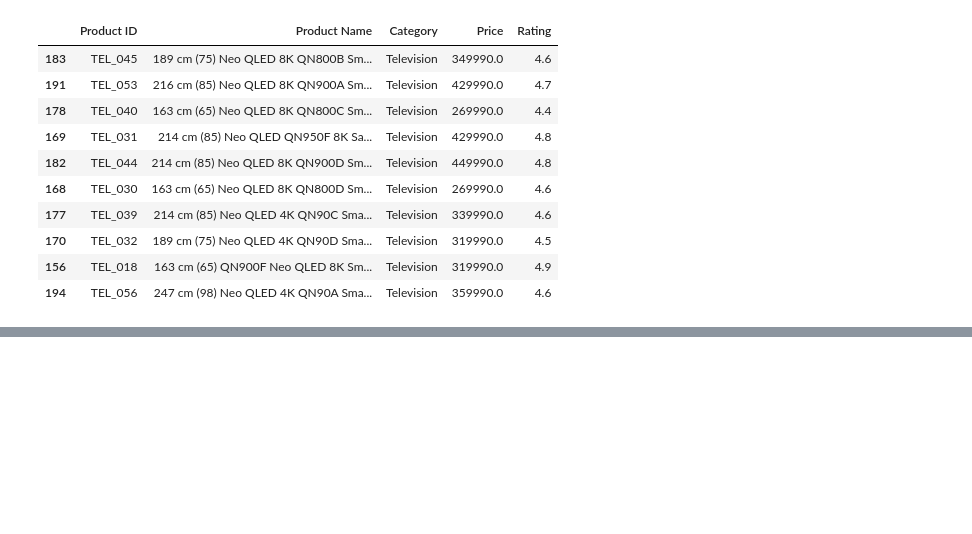
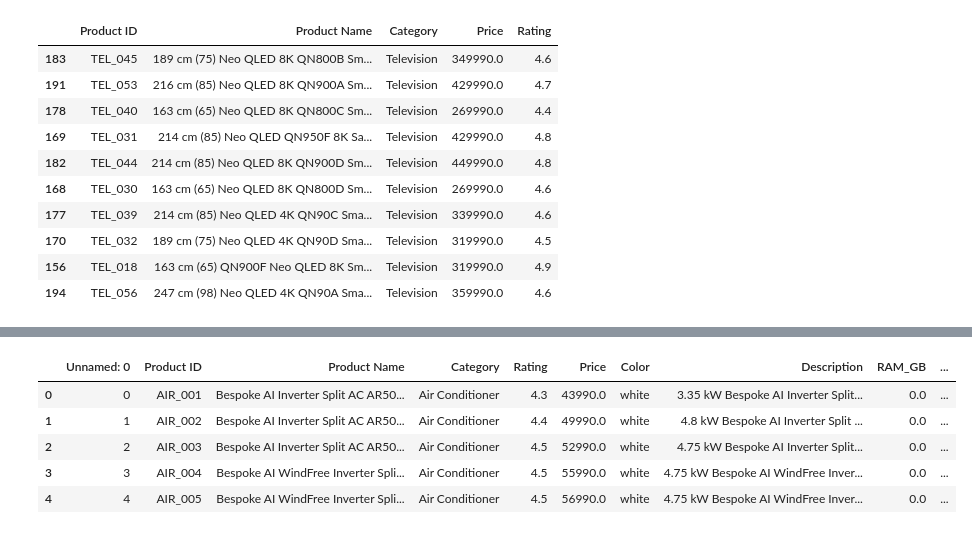
Before and after one commit to snehm-2005/SIC_CapstoneAIMLProject, a Jupyter notebook: SIC_Capstone.ipynb, the cells around one changed output, grey strips where cells are left out. Drawn from its saved outputs; the diff is of its cells as text; code cells hidden in the pictures; blank space fills up the shorter version.

```diff
--- a/SIC_Capstone.ipynb
+++ b/SIC_Capstone.ipynb
@@ -400,0 +438,9 @@ recommender.recommend("TEL_050", top_k=10)
+# %%
+df2.head()
+# %% [output]
+|  | Unnamed: 0 | Product ID | Product Name | Category | Rating | Price | Color | Description | RAM_GB | ... |
+| 0 | 0 | AIR_001 | Bespoke AI Inverter Split AC AR50... | Air Conditioner | 4.3 | 43990.0 | white | 3.35 kW Bespoke AI Inverter Split... | 0.0 | ... |
+| 1 | 1 | AIR_002 | Bespoke AI Inverter Split AC AR50... | Air Conditioner | 4.4 | 49990.0 | white | 4.8 kW Bespoke AI Inverter Split ... | 0.0 | ... |
+| 2 | 2 | AIR_003 | Bespoke AI Inverter Split AC AR50... | Air Conditioner | 4.5 | 52990.0 | white | 4.75 kW Bespoke AI Inverter Split... | 0.0 | ... |
+| 3 | 3 | AIR_004 | Bespoke AI WindFree Inverter Spli... | Air Conditioner | 4.5 | 55990.0 | white | 4.75 kW Bespoke AI WindFree Inver... | 0.0 | ... |
+| 4 | 4 | AIR_005 | Bespoke AI WindFree Inverter Spli... | Air Conditioner | 4.5 | 56990.0 | white | 4.75 kW Bespoke AI WindFree Inver... | 0.0 | ... |
```
Also changed, not shown: parts of 8 cells of this notebook, 1 other file.
